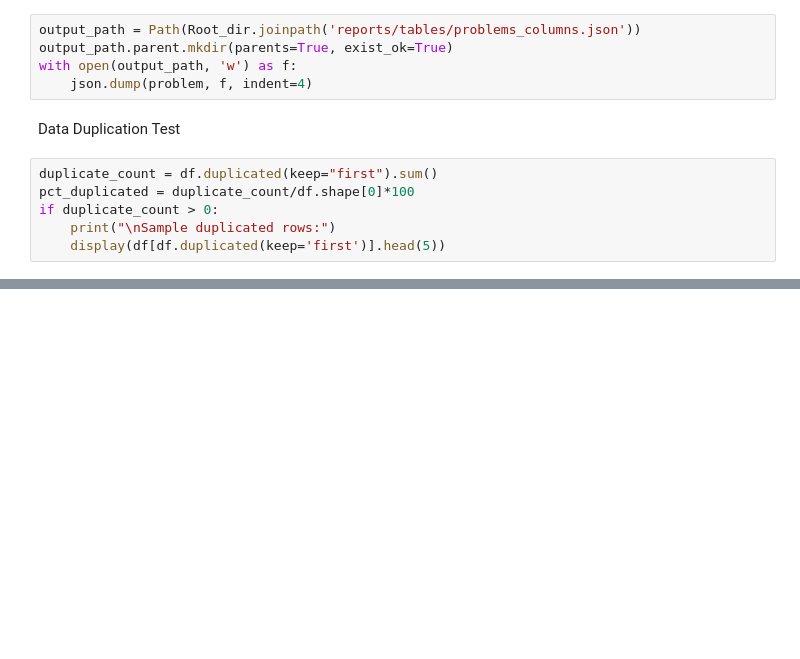
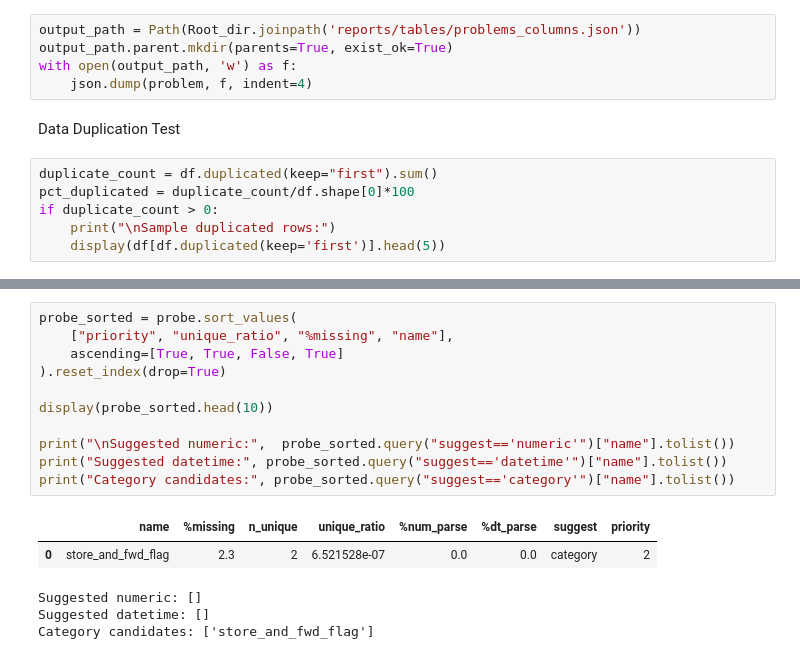
Before and after one commit to Jagnick0p/EDA, a Jupyter notebook: notebooks/01_data_quality.ipynb, the cells around one changed output, grey strips where cells are left out. Cells and saved outputs as stored; diff of their text form; blank space fills up the shorter version.

```diff
--- a/notebooks/01_data_quality.ipynb
+++ b/notebooks/01_data_quality.ipynb
@@ -87,0 +137,17 @@ if duplicate_count > 0:
+# %%
+probe_sorted = probe.sort_values(
+    ["priority", "unique_ratio", "%missing", "name"],
+    ascending=[True, True, False, True]
+).reset_index(drop=True)
+
+display(probe_sorted.head(10))
+
+print("\nSuggested numeric:",  probe_sorted.query("suggest=='numeric'")["name"].tolist())
+print("Suggested datetime:", probe_sorted.query("suggest=='datetime'")["name"].tolist())
+print("Category candidates:", probe_sorted.query("suggest=='category'")["name"].tolist())
+# %% [output]
+|  | name | %missing | n_unique | unique_ratio | %num_parse | %dt_parse | suggest | priority |
+| 0 | store_and_fwd_flag | 2.3 | 2 | 6.521528e-07 | 0.0 | 0.0 | category | 2 |
+Suggested numeric: []
+Suggested datetime: []
+Category candidates: ['store_and_fwd_flag']
```
Also changed, not shown: parts of 6 cells of this notebook, 1 other file.
